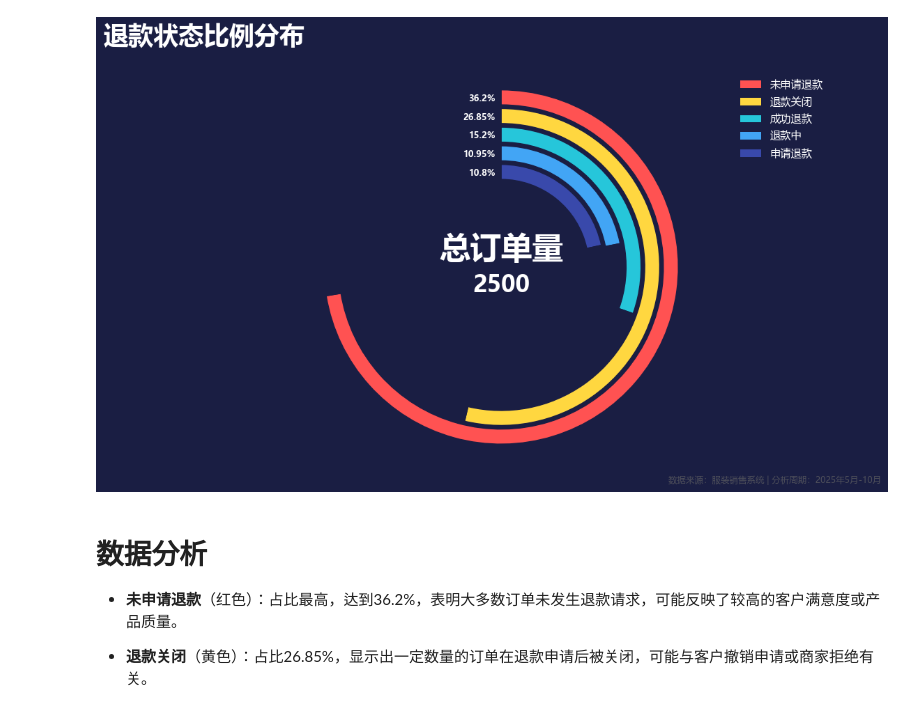
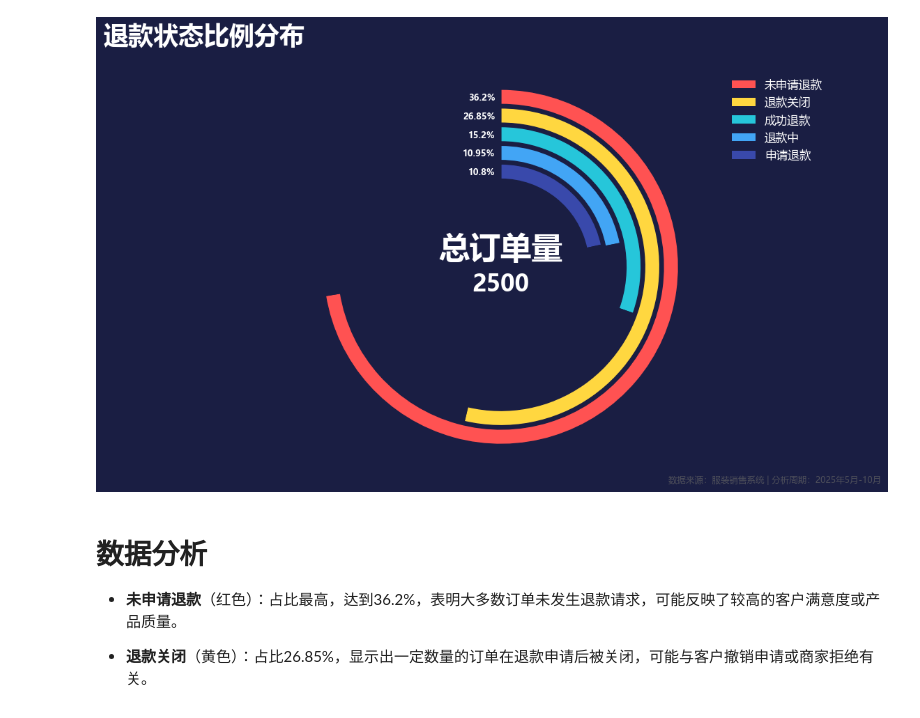
Before and after one commit to IIawaII/PythonVisualisation, a Jupyter notebook: 可视化/18、跑道图/RadialBarChart.ipynb, the cells around one changed output. Saved outputs shown, nothing was run; the diff lists cells and outputs as text; code cells hidden in the pictures.

```diff
--- a/可视化/18、跑道图/RadialBarChart.ipynb
+++ b/可视化/18、跑道图/RadialBarChart.ipynb
@@ -90,35 +90,35 @@ try:
     # 创建图例
     legend_patches = [
         Patch(facecolor=COLORS[i], label=ranked_status_desc[i])
         for i in range(len(ordered_refund_status))
     ]
 
     ax.legend(handles=legend_patches,
               loc='upper right',
               bbox_to_anchor=(0.99, 1.2),
               frameon=False,
               labelcolor='#ffffff',
-              fontsize=11)
+              fontsize=12)
 
     # 坐标轴与外观
     ax.set_xlim(-0.5, 1.8)
     ax.set_ylim(-0.5, 0.8)
     ax.set_aspect('equal', adjustable='box')
     ax.axis('off')
 
     plt.figtext(0.95, 0.05,
                 '数据来源：服装销售系统 | 分析周期：2025年5月-10月',
                 ha='right', fontsize=9, color='#666666', alpha=0.7)
 
     plt.tight_layout(rect=(0.13, 0.03, 1, 0.95))
     plt.savefig('退款状态比例分布.png', dpi=300, facecolor=BACKGROUND_COLOR, bbox_inches='tight')
     plt.show()
 
 except Exception as e:
     print(f"图表生成失败: {str(e)}")
     raise
 # %% [output]
-[figure, old version]
+[figure, new version]
 # %% [markdown]
 # 数据分析
 
```
Also changed, not shown: 7 other files.
